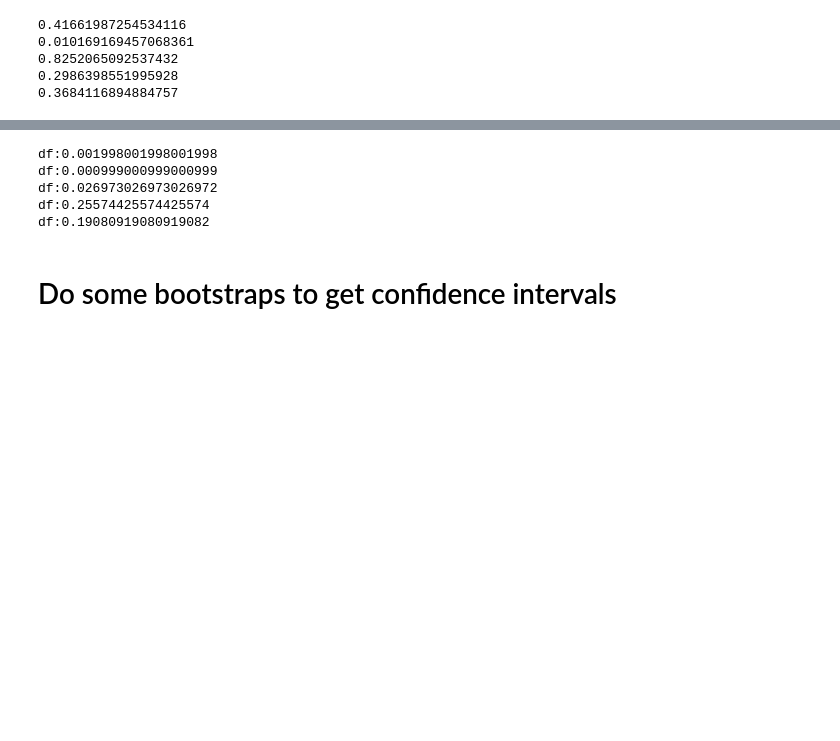
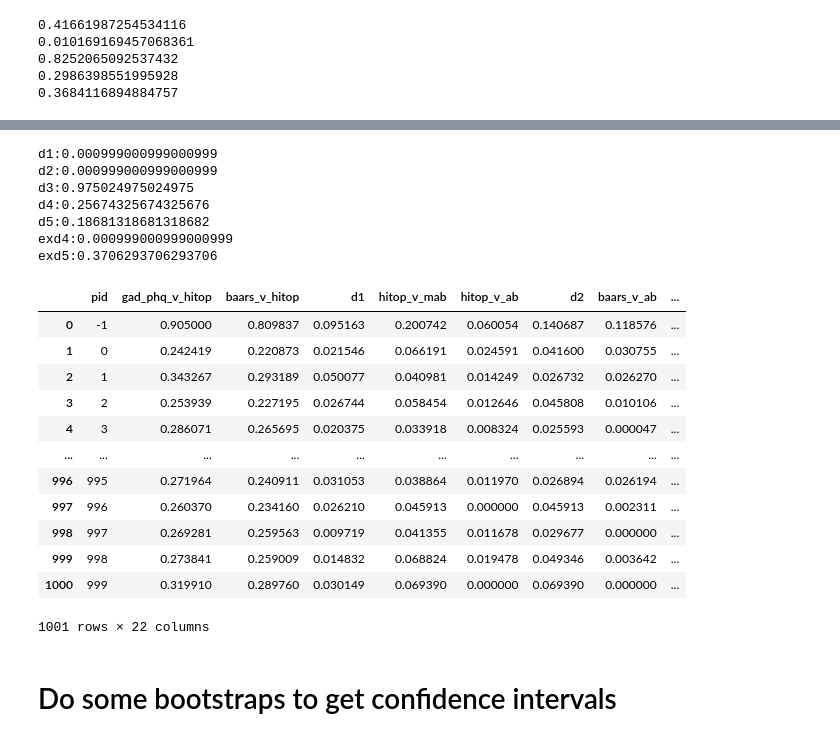
Before and after one commit to Shotgunosine/HiTOP, a Jupyter notebook: notebooks/NB_4_convdiv.ipynb, the cells around one changed output, grey strips where cells are left out. Cells and saved outputs as stored; diff of their text form; code cells hidden in the pictures; blank space fills up the shorter version.

```diff
--- a/notebooks/NB_4_convdiv.ipynb
+++ b/notebooks/NB_4_convdiv.ipynb
@@ -459,15 +476,33 @@ for pid in range(nperms):
     perm_res.append(calc_dhs(permed_data, pid=pid))
 perm_res = pd.DataFrame(perm_res)
 # %%
-for dh in ['d1', 'd2', 'd3', 'd4', 'd5']:
+for dh in ['d1', 'd2', 'd3', 'd4', 'd5', 'exd4', 'exd5']:
     dhp = (perm_res.loc[0, dh] <= perm_res[dh]).mean()
-    print(f"df:{dhp}")
+    print(f"{dh}:{dhp}")
 # %% [output]
-df:0.001998001998001998
-df:0.000999000999000999
-df:0.026973026973026972
-df:0.25574425574425574
-df:0.19080919080919082
+d1:0.000999000999000999
+d2:0.000999000999000999
+d3:0.975024975024975
+d4:0.25674325674325676
+d5:0.18681318681318682
+exd4:0.000999000999000999
+exd5:0.3706293706293706
+# %%
+perm_res
+# %% [output]
+|  | pid | gad_phq_v_hitop | baars_v_hitop | d1 | hitop_v_mab | hitop_v_ab | d2 | baars_v_ab | ... |
+| 0 | -1 | 0.905000 | 0.809837 | 0.095163 | 0.200742 | 0.060054 | 0.140687 | 0.118576 | ... |
+| 1 | 0 | 0.242419 | 0.220873 | 0.021546 | 0.066191 | 0.024591 | 0.041600 | 0.030755 | ... |
+| 2 | 1 | 0.343267 | 0.293189 | 0.050077 | 0.040981 | 0.014249 | 0.026732 | 0.026270 | ... |
+| 3 | 2 | 0.253939 | 0.227195 | 0.026744 | 0.058454 | 0.012646 | 0.045808 | 0.010106 | ... |
+| 4 | 3 | 0.286071 | 0.265695 | 0.020375 | 0.033918 | 0.008324 | 0.025593 | 0.000047 | ... |
+| ... | ... | ... | ... | ... | ... | ... | ... | ... | ... |
+| 996 | 995 | 0.271964 | 0.240911 | 0.031053 | 0.038864 | 0.011970 | 0.026894 | 0.026194 | ... |
+| 997 | 996 | 0.260370 | 0.234160 | 0.026210 | 0.045913 | 0.000000 | 0.045913 | 0.002311 | ... |
+| 998 | 997 | 0.269281 | 0.259563 | 0.009719 | 0.041355 | 0.011678 | 0.029677 | 0.000000 | ... |
+| 999 | 998 | 0.273841 | 0.259009 | 0.014832 | 0.068824 | 0.019478 | 0.049346 | 0.003642 | ... |
+| 1000 | 999 | 0.319910 | 0.289760 | 0.030149 | 0.069390 | 0.000000 | 0.069390 | 0.000000 | ... |
+1001 rows × 22 columns
 # %% [markdown]
 # Do some bootstraps to get confidence intervals
 # %%
```
Also changed, not shown: parts of 7 cells of this notebook.
